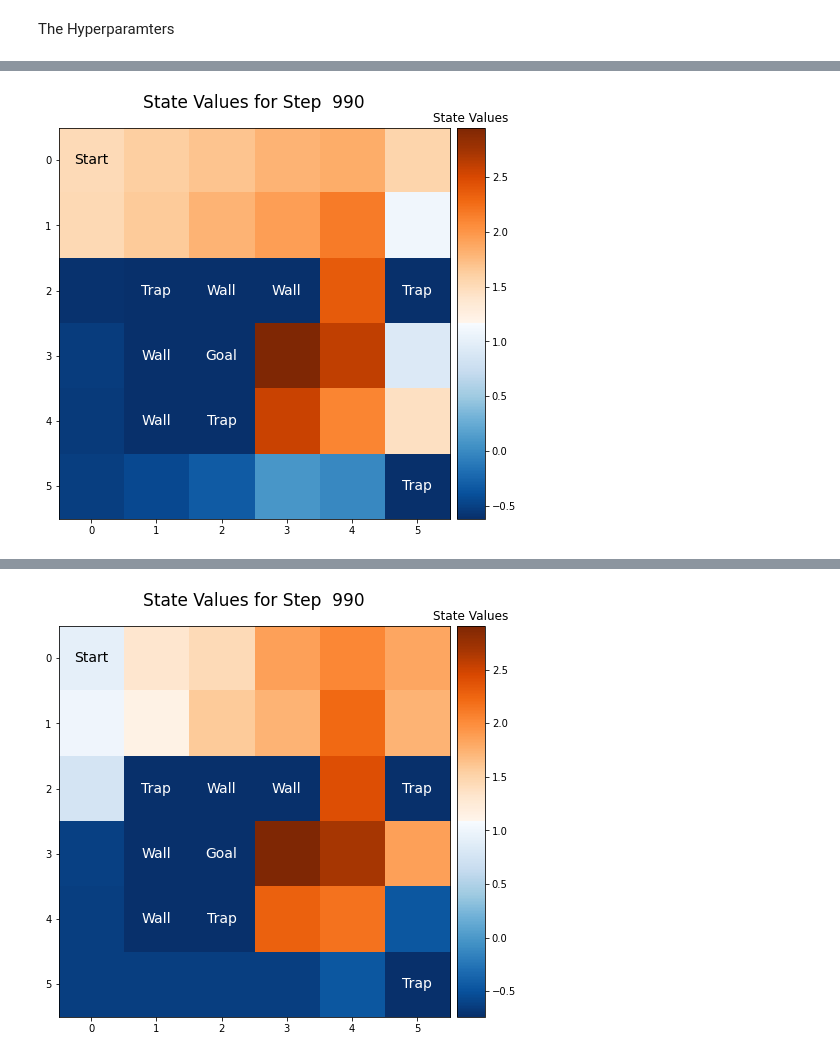
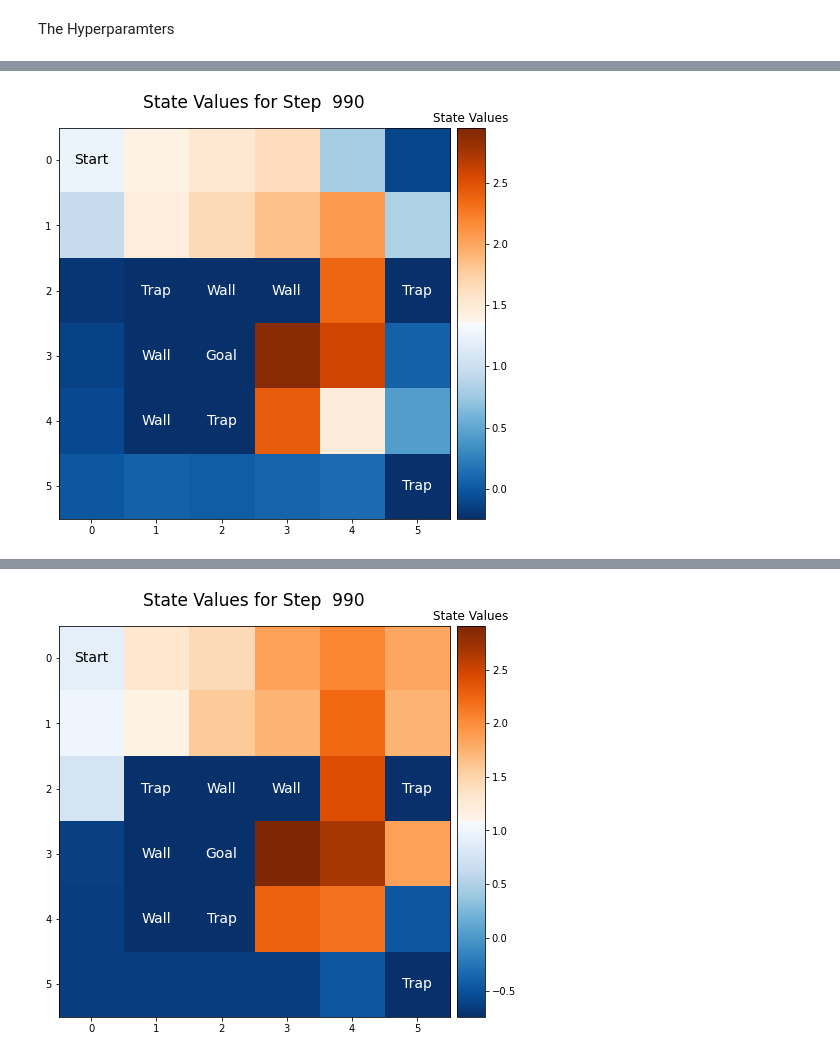
Before and after one commit to piggythefish/deep_reinforcement_learning, a Jupyter notebook: Week3/Task_2.ipynb, the cells around one changed output, grey strips where cells are left out. Saved outputs shown, nothing was run; the diff lists cells and outputs as text; code cells hidden in the pictures.

```diff
--- a/Week3/Task_2.ipynb
+++ b/Week3/Task_2.ipynb
@@ -68,14 +69,14 @@ mdp.visualize(r"After 2000 Steps of 1 Step Sarsa",
 # %%
 mdp = SarsaGridWorld(BASE_PARAMETERS,
-                     alpha = 0.2,
+                     alpha = 0.05,
                      n_steps_sarsa = 1,
                      **AGENT_PARAMETERS)
 
 ani = mdp.animate_values(15, 1000)
 ani.save("videos/sarsa.mp4", savefig_kwargs={"facecolor": (1, 1, 1, 1)})
 ani.save("videos/sarsa.gif", savefig_kwargs={"facecolor": (1, 1, 1, 1)})
 # %% [output]
-[figure, old version]
+[figure, new version]
 # %%
 from IPython.display import Video
 Video('videos/sarsa.mp4')
```
Also changed, not shown: parts of 2 cells of this notebook, 8 other files.
